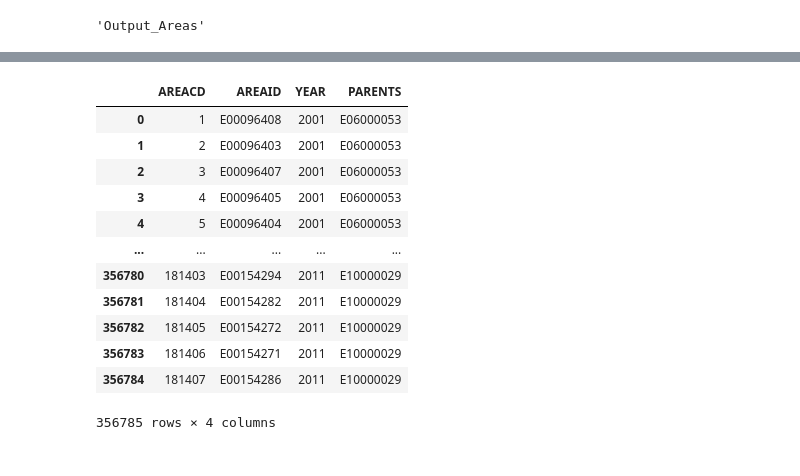
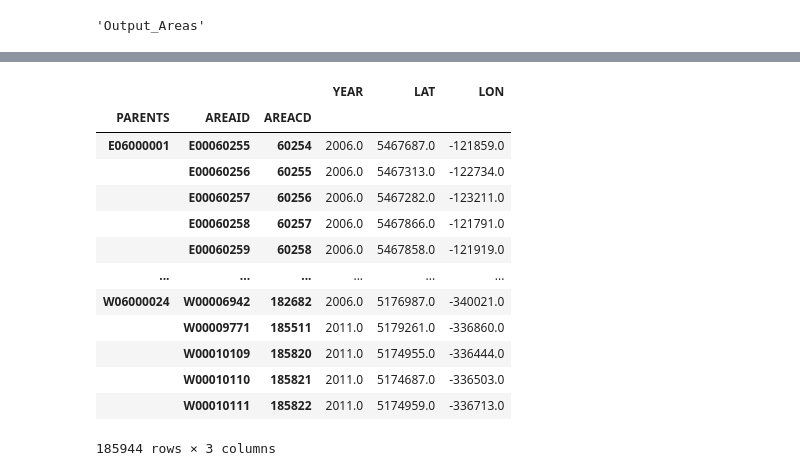
Before and after one commit to wolfiex/ONSDataServer, a Jupyter notebook: processing/centroids_in_area.ipynb, the cells around one changed output, grey strips where cells are left out. Cells and saved outputs as stored; diff of their text form; code cells hidden in the pictures.

```diff
--- a/processing/centroids_in_area.ipynb
+++ b/processing/centroids_in_area.ipynb
@@ -17,6 +25,6 @@ from const import DATASETS,SETTINGS
 # %%
-areas= gpd.read_file('Counties_and_Unitary_Authorities_(December_2020)_UK_BGC.geojson')
-areas.head()
+areas= gpd.read_file('InputFiles/Counties_and_Unitary_Authorities_(December_2020)_UK_BGC.geojson')
+code = filter(lambda x: x[-2:]=='CD',areas.columns).__next__()
 # %%
 # def get_centroids(kind):
 areatype = 'Output_Areas'
@@ -38,21 +46,28 @@ for y in SETTINGS.years:
     f = SETTINGS.matchC(areatype,y)
     print(f)
     dummy = pd.read_csv(f)
-    dummy['YEAR'] = y
+    dummy['YEAR'] = int(y)
     # dummy.columns = ['AREACD' if 'cd' in x.lower() else x for x in dummy.columns]
     cdf = pd.concat([cdf, dummy ],axis=0)# df.append(process_df(url,src))
 
 cdf.columns = 'AREACD LAT LON YEAR'.split()
-cdf.groupby('AREACD').mean().reset_index()
-cdf['GEOGRAPHY_CODE'] = cdf.index
-cdf = cdf.astype({'AREACD': str,
-            'LAT': np.int32,
-            'LON': np.int32,
-            'YEAR': np.int32,
-            'GEOGRAPHY_CODE': np.int32})
+
+# Lets take the mean centroid of unchaged areas since STDS are small
+# GROUP BY AREACD - why we can do this was shown below
+cdf = cdf.groupby('AREACD').mean().astype(np.int32).reset_index()
+
+cdf['GEOGRAPHY_CODE'] = cdf.index.astype(np.int32)
+print(cdf)
+
+
+# cdf = cdf.astype({'AREACD': str,
+#             'LAT': np.int32,
+#             'LON': np.int32,
+#             'YEAR': np.int32,
+#             'GEOGRAPHY_CODE': np.int32})
 
 geomap = dict(zip(cdf.AREACD,cdf.GEOGRAPHY_CODE))
-cdf
+#
 # %% [output]
 ./centroids/WGS84_simplified/Output_Areas__December_2001__Population_Weighted_Centroids.csv
 ./centroids/WGS84_simplified/Output_Areas__December_2011__Population_Weighted_Centroids.csv
@@ -94,22 +163,24 @@ cdf['PARENTS'] = parents
 # %%
-with_values = cdf[cdf.PARENTS.notnull()]['AREACD YEAR PARENTS'.split()]
+with_values = cdf[cdf.PARENTS.notnull()]['AREACD YEAR PARENTS LAT LON'.split()]
 with_values = with_values.reset_index()
-with_values.columns = 'AREACD AREAID YEAR PARENTS'.split()
+with_values.columns = 'AREACD AREAID YEAR PARENTS LAT LON'.split()
+with_values= with_values.groupby('PARENTS AREAID AREACD'.split()).mean()
 with_values
 # %% [output]
-|  | AREACD | AREAID | YEAR | PARENTS |
-| 0 | 1 | E00096408 | 2001 | E06000053 |
-| 1 | 2 | E00096403 | 2001 | E06000053 |
-| 2 | 3 | E00096407 | 2001 | E06000053 |
-| 3 | 4 | E00096405 | 2001 | E06000053 |
-| 4 | 5 | E00096404 | 2001 | E06000053 |
-| ... | ... | ... | ... | ... |
-| 356780 | 181403 | E00154294 | 2011 | E10000029 |
-| 356781 | 181404 | E00154282 | 2011 | E10000029 |
-| 356782 | 181405 | E00154272 | 2011 | E10000029 |
-| 356783 | 181406 | E00154271 | 2011 | E10000029 |
-| 356784 | 181407 | E00154286 | 2011 | E10000029 |
+|  |  |  | YEAR | LAT | LON |
+| PARENTS | AREAID | AREACD |  |  |  |
+| E06000001 | E00060255 | 60254 | 2006.0 | 5467687.0 | -121859.0 |
+|  | E00060256 | 60255 | 2006.0 | 5467313.0 | -122734.0 |
+|  | E00060257 | 60256 | 2006.0 | 5467282.0 | -123211.0 |
+|  | E00060258 | 60257 | 2006.0 | 5467866.0 | -121791.0 |
+|  | E00060259 | 60258 | 2006.0 | 5467858.0 | -121919.0 |
+| ... | ... | ... | ... | ... | ... |
+| W06000024 | W00006942 | 182682 | 2006.0 | 5176987.0 | -340021.0 |
+|  | W00009771 | 185511 | 2011.0 | 5179261.0 | -336860.0 |
+|  | W00010109 | 185820 | 2011.0 | 5174955.0 | -336444.0 |
+|  | W00010110 | 185821 | 2011.0 | 5174687.0 | -336503.0 |
+|  | W00010111 | 185822 | 2011.0 | 5174959.0 | -336713.0 |
-356785 rows × 4 columns
+185944 rows × 3 columns
 # %%
 __outdir__='flatdb/'+areatype
 try: os.mkdir(__outdir__)
```
Also changed, not shown: parts of 13 cells of this notebook, 16 other files.
